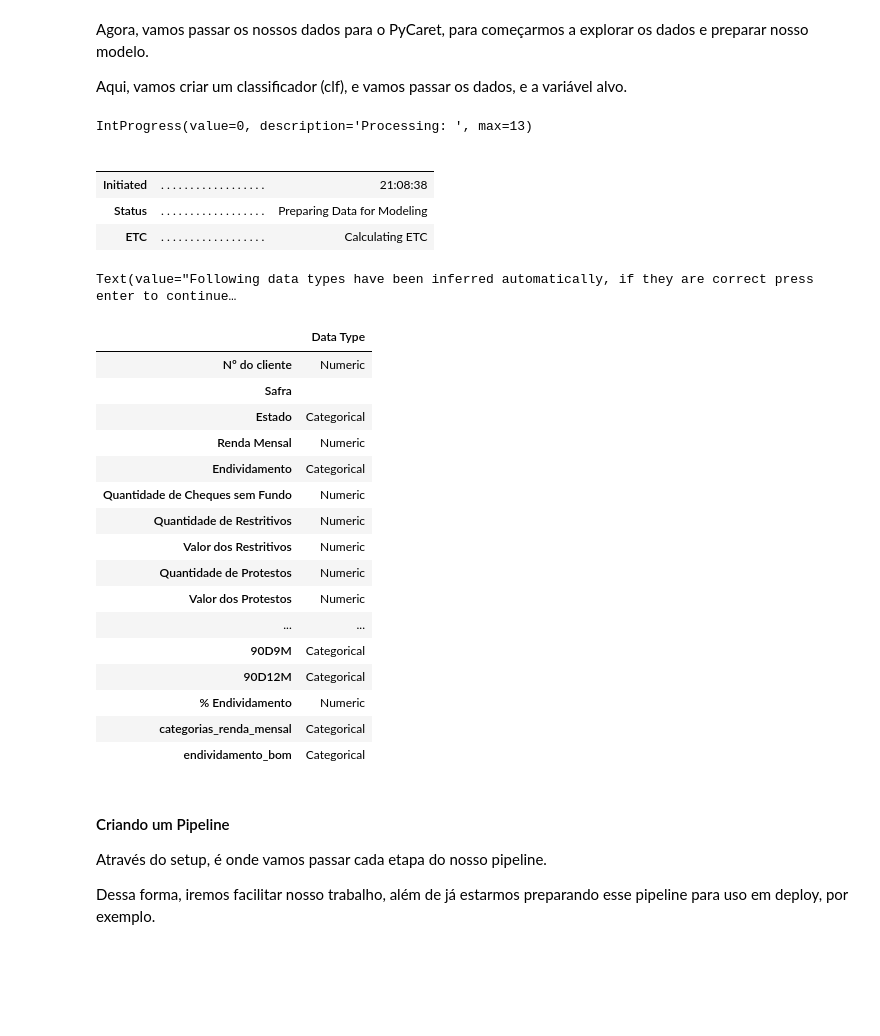
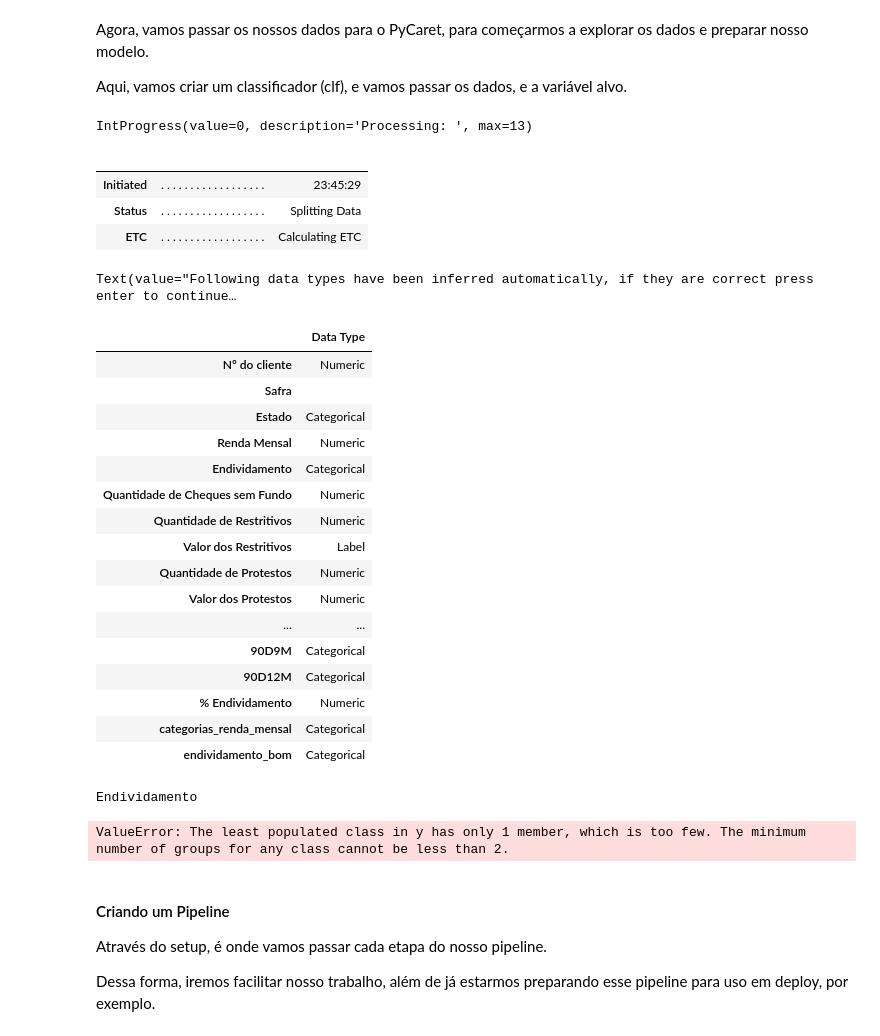
Before and after one commit to lorduakiti/diggi-teste, a Jupyter notebook: estudo_de_caso_diggi/analises/analise_autoML.ipynb, the cells around one changed output. Cells and saved outputs as stored; diff of their text form; code cells hidden in the pictures; blank space fills up the shorter version.

```diff
--- a/estudo_de_caso_diggi/analises/analise_autoML.ipynb
+++ b/estudo_de_caso_diggi/analises/analise_autoML.ipynb
@@ -23,9 +24,9 @@ for f in arr_cols_flag:
     for i in data['Performance ' + f + ' EVER'].iteritems():
         valor = (i[1])
         if valor == 'BOM':
-            col_flag.append(1)
+            col_flag.append(1.0)
         elif valor == 'MAU':
-            col_flag.append(0)
+            col_flag.append(0.0)
         else:
             col_flag.append(None)
 
@@ -130,13 +135,13 @@ Agora, vamos passar os nossos dados para o PyCaret, para começarmos a explorar
 Aqui, vamos criar um classificador (clf), e vamos passar os dados, e a variável alvo.
 # %%
 # criando o setup do PyCaret
-clf = setup(data=train, target='30D3M')
+clf = setup(data=train, target='Valor dos Restritivos')
 # %% [output]
 IntProgress(value=0, description='Processing: ', max=13)
 |  |  |  |
 |  |  |  |
-| Initiated | . . . . . . . . . . . . . . . . . . | 21:08:38 |
-| Status | . . . . . . . . . . . . . . . . . . | Preparing Data for Modeling |
+| Initiated | . . . . . . . . . . . . . . . . . . | 23:45:29 |
+| Status | . . . . . . . . . . . . . . . . . . | Splitting Data |
 | ETC | . . . . . . . . . . . . . . . . . . | Calculating ETC |
 Text(value="Following data types have been inferred automatically, if they are correct press enter to continue…
 |  | Data Type |
@@ -147,7 +152,7 @@ Text(value="Following data types have been inferred automatically, if they are c
 | Endividamento | Categorical |
 | Quantidade de Cheques sem Fundo | Numeric |
 | Quantidade de Restritivos | Numeric |
-| Valor dos Restritivos | Numeric |
+| Valor dos Restritivos | Label |
 | Quantidade de Protestos | Numeric |
 | Valor dos Protestos | Numeric |
 | ... | ... |
@@ -156,6 +161,8 @@ Text(value="Following data types have been inferred automatically, if they are c
 | % Endividamento | Numeric |
 | categorias_renda_mensal | Categorical |
 | endividamento_bom | Categorical |
+Endividamento
+ValueError: The least populated class in y has only 1 member, which is too few. The minimum number of groups for any class cannot be less than 2.
 # %% [markdown]
 #### Criando um Pipeline
 Através do setup, é onde vamos passar cada etapa do nosso pipeline.
```
Also changed, not shown: parts of 3 cells of this notebook, 2 other files.
